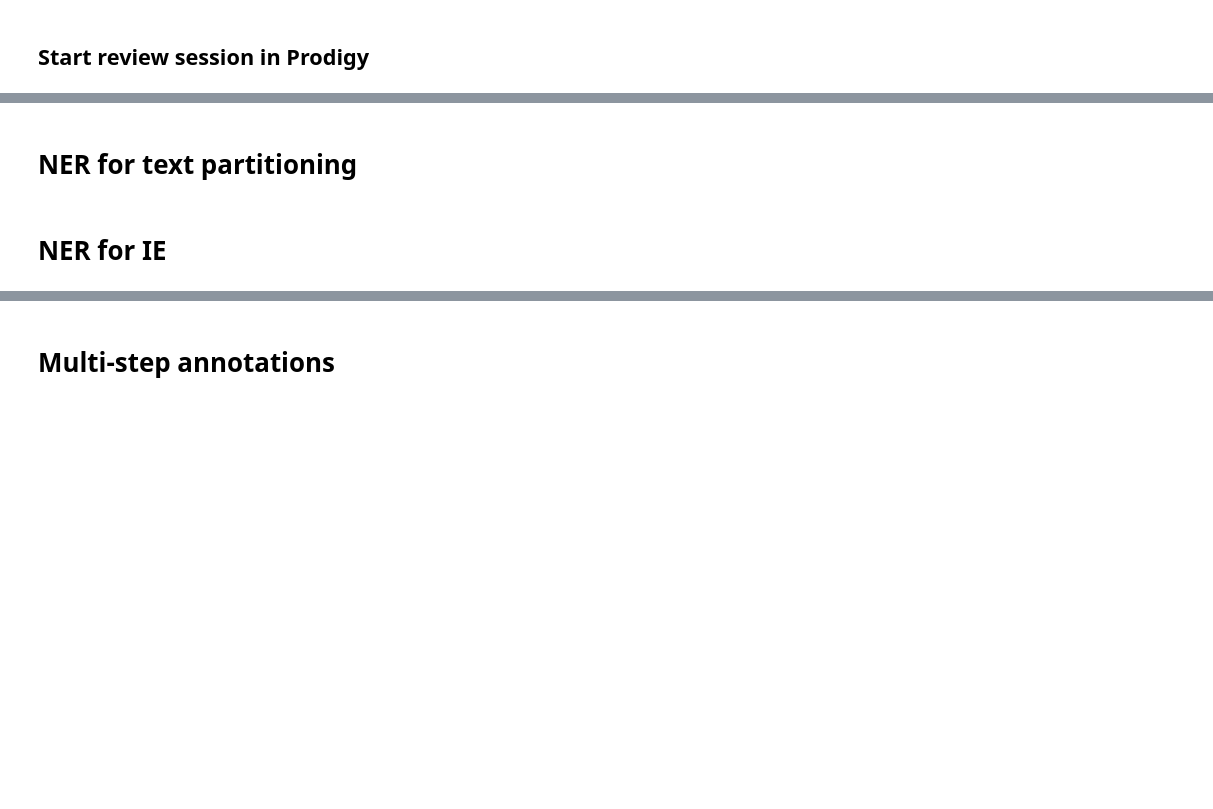
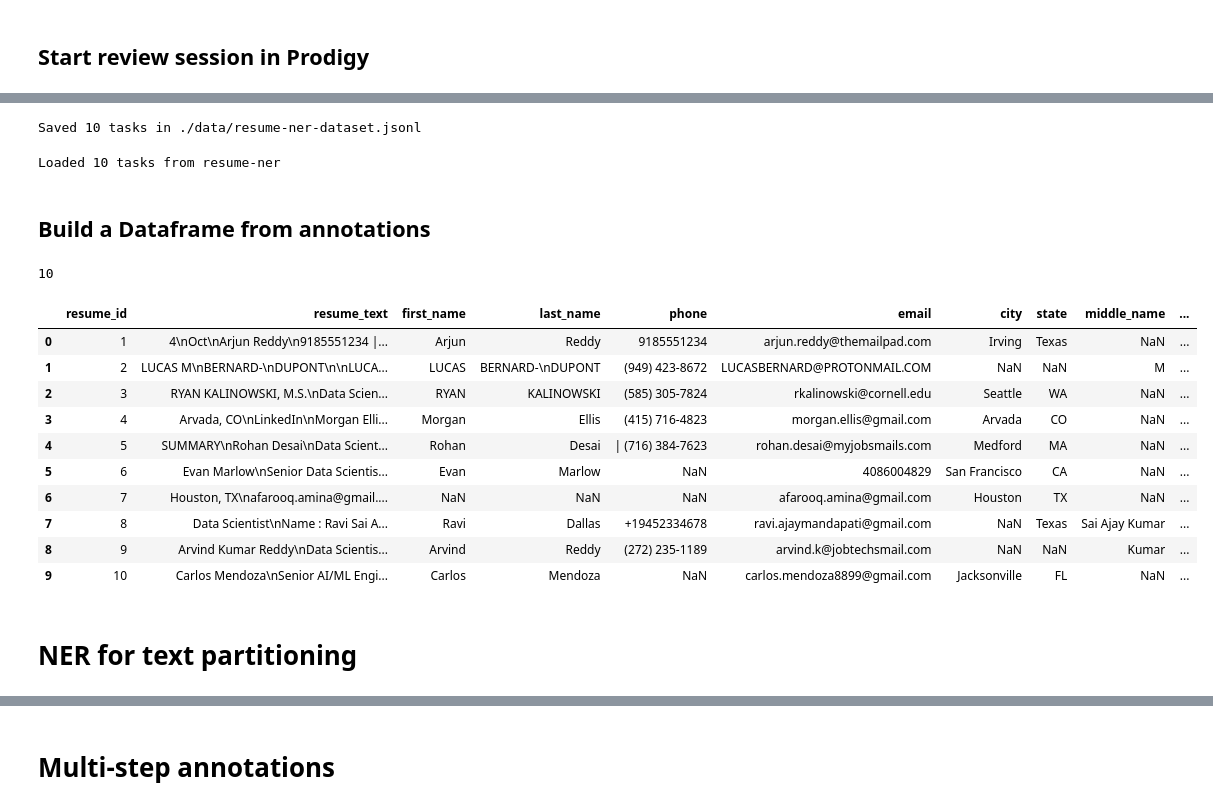
Before and after one commit to nrodnova/prodigy-demo, a Jupyter notebook: Prodigy Demo.ipynb, the cells around one changed output, grey strips where cells are left out. Cells and saved outputs as stored; diff of their text form; code cells hidden in the pictures; blank space fills up the shorter version.

Commit message:
Added more scenarios to the notebook and added Prodigy projects for it

```diff
--- a/Prodigy Demo.ipynb
+++ b/Prodigy Demo.ipynb
@@ -481,0 +401,5 @@ db.count_dataset(dataset_name)
+# %%
+from pandas import read_csv
+file_name = "./data/resume-dataset.csv"
+df = read_csv(file_name)
+print(f"Loaded {len(df)} resumes")
@@ -482,4 +417,58 @@ db.count_dataset(dataset_name)
+# %%
+tasks = []
+for index, row in df.iterrows() :
+    task = {
+        'resume_id' : row.resume_id,
+        'text' : row.resume_text,
+    }
+    tasks.append(task)
+
+file_name = './data/resume-ner-dataset.jsonl'
+srsly.write_jsonl(file_name, tasks)
+print(f"Saved {len(tasks)} tasks in {file_name}")
+# %% [output]
+Saved 10 tasks in ./data/resume-ner-dataset.jsonl
+# %%
+dataset_name = 'resume-ner'
+dataset = db.get_dataset_examples(dataset_name)
+print(f"Loaded {len(dataset)} tasks from {dataset_name}")
+# %% [output]
+Loaded 10 tasks from resume-ner
+# %% [markdown]
+## Build a Dataframe from annotations
+# %%
+file_name = './data/resume-ner-dataset-annotated.jsonl' # Loading from pre-annotated dataset so that we have 10 examples. The dataset was annotated in Prodigy.
+dataset = list(srsly.read_jsonl(file_name))
+len(dataset)
+# %% [output]
+10
+# %%
+from pandas import DataFrame
+rows = []
+for task in dataset :
+    text = task['text']
+    row = {
+        'resume_id' : task['resume_id'],
+        'resume_text' : text,
+    }
+    for span in task['spans'] : # NER annotations
+        span_text = text[span['start'] : span['end']]
+        label = span['label'].lower()
+        row[label] = span_text # If multiple entries for label exist, we'll end up keeping the last one, but it's ok for a demo
+    rows.append(row)
+
+DataFrame(rows)
+# %% [output]
+|  | resume_id | resume_text | first_name | last_name | phone | email | city | state | middle_name | ... |
+| 0 | 1 | 4\nOct\nArjun Reddy\n9185551234 |... | Arjun | Reddy | 9185551234 | arjun.reddy@themailpad.com | Irving | Texas | NaN | ... |
+| 1 | 2 | LUCAS M\nBERNARD-\nDUPONT\n\nLUCA... | LUCAS | BERNARD-\nDUPONT | (949) 423-8672 | LUCASBERNARD@PROTONMAIL.COM | NaN | NaN | M | ... |
+| 2 | 3 | RYAN KALINOWSKI, M.S.\nData Scien... | RYAN | KALINOWSKI | (585) 305-7824 | rkalinowski@cornell.edu | Seattle | WA | NaN | ... |
+| 3 | 4 | Arvada, CO\nLinkedIn\nMorgan Elli... | Morgan | Ellis | (415) 716-4823 | morgan.ellis@gmail.com | Arvada | CO | NaN | ... |
+| 4 | 5 | SUMMARY\nRohan Desai\nData Scient... | Rohan | Desai | | (716) 384-7623 | rohan.desai@myjobsmails.com | Medford | MA | NaN | ... |
+| 5 | 6 | Evan Marlow\nSenior Data Scientis... | Evan | Marlow | NaN | 4086004829 | San Francisco | CA | NaN | ... |
+| 6 | 7 | Houston, TX\nafarooq.amina@gmail.... | NaN | NaN | NaN | afarooq.amina@gmail.com | Houston | TX | NaN | ... |
+| 7 | 8 | Data Scientist\nName : Ravi Sai A... | Ravi | Dallas | +19452334678 | ravi.ajaymandapati@gmail.com | NaN | Texas | Sai Ajay Kumar | ... |
+| 8 | 9 | Arvind Kumar Reddy\nData Scientis... | Arvind | Reddy | (272) 235-1189 | arvind.k@jobtechsmail.com | NaN | NaN | Kumar | ... |
+| 9 | 10 | Carlos Mendoza\nSenior AI/ML Engi... | Carlos | Mendoza | NaN | carlos.mendoza8899@gmail.com | Jacksonville | FL | NaN | ... |
 # %% [markdown]
 # NER for text partitioning
-# %% [markdown]
-# NER for IE
```
Also changed, not shown: parts of 52 cells of this notebook, 13 other files.
